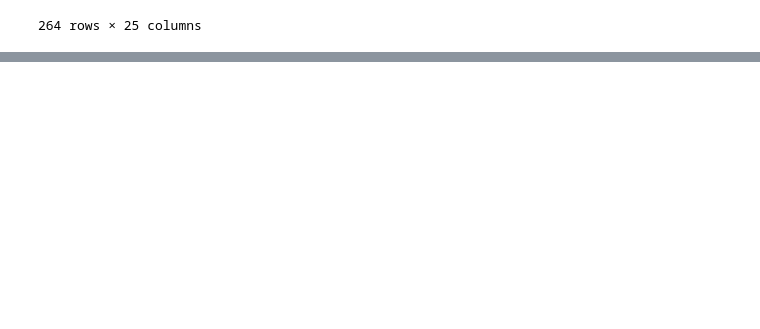
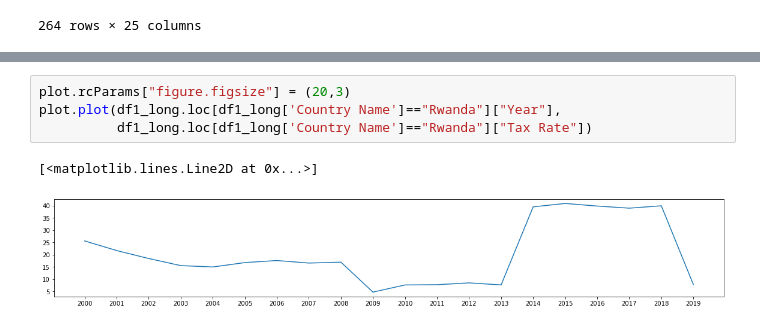
Before and after one commit to EdwardObala1/ML_Simple_Datacleaning, a Jupyter notebook: Group_Work_2_RRA/Group_Work_Assignment2.ipynb, the cells around one changed output, grey strips where cells are left out. Cells and saved outputs as stored; diff of their text form; blank space fills up the shorter version.

```diff
--- a/Group_Work_2_RRA/Group_Work_Assignment2.ipynb
+++ b/Group_Work_2_RRA/Group_Work_Assignment2.ipynb
@@ -120,0 +172,7 @@ df1_long
+# %%
+plot.rcParams["figure.figsize"] = (20,3)
+plot.plot(df1_long.loc[df1_long['Country Name']=="Rwanda"]["Year"],
+          df1_long.loc[df1_long['Country Name']=="Rwanda"]["Tax Rate"])
+# %% [output]
+[<matplotlib.lines.Line2D at 0x...>]
+[figure, added]
```
Also changed, not shown: parts of 7 cells of this notebook.
